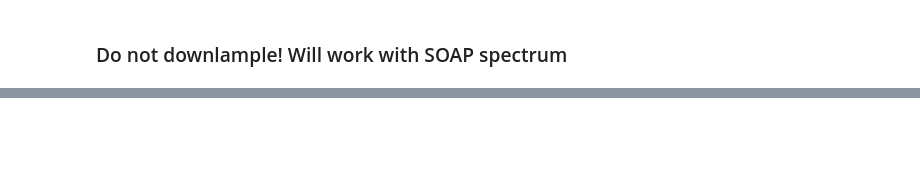
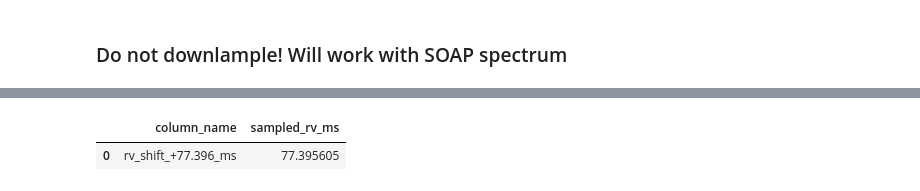
Before and after one commit to vadibekyan/DL_RV_diogo, a Jupyter notebook: integrated_star.ipynb, the cells around one changed output, grey strips where cells are left out. Cells and saved outputs as stored; diff of their text form; code cells hidden in the pictures; blank space fills up the shorter version.

Commit message:
Modify the `integrated_star.ipynb` notebook
Generates CCFs and saves values in a file

```diff
--- a/integrated_star.ipynb
+++ b/integrated_star.ipynb
@@ -380,0 +229,80 @@ Extracting CCF RVs.
+# %%
+# Generate random RV shifts, shift only the wavelength grid, compute the CCF,
+# and return one DataFrame whose columns contain the returned ccf_vrad arrays.
+from pathlib import Path
+from tempfile import TemporaryDirectory
+import numpy as np
+import pandas as pd
+
+def build_random_ccf_vrad_csv(
+    input_csv,
+    mask_csv,
+    output_csv=None,
+    *,
+    n_samples=2,
+    rv_range_ms=(0.0, 100.0),
+    vrad_grid=(-15.0, 15.0, 0.1),
+    random_seed=42,
+    fill_value=1.0,
+):
+    input_csv = Path(input_csv)
+    mask_csv = Path(mask_csv)
+    if output_csv is not None:
+        output_csv = Path(output_csv)
+        output_csv.parent.mkdir(parents=True, exist_ok=True)
+
+    rng = np.random.default_rng(random_seed)
+    sampled_rv_ms = rng.uniform(rv_range_ms[0], rv_range_ms[1], size=n_samples)
+
+    ccf_vrad_columns = {}
+    summary_rows = []
+
+    with TemporaryDirectory() as tmpdir:
+        tmpdir = Path(tmpdir)
+
+        for i, rv_ms in enumerate(sampled_rv_ms):
+            rv_kms = rv_ms / 1000.0
+            shifted_csv = tmpdir / f"{input_csv.stem}_rv_{i:03d}_{rv_ms:+.3f}ms.csv"
+
+            shift_spectrum_csv(
+                input_csv=input_csv,
+                output_csv=shifted_csv,
+                rv=rv_kms,
+                fill_value=fill_value,
+            )
+
+            arve_result = create_arve_ccf(
+                input_spectrum=shifted_csv,
+                mask_path=mask_csv,
+                vrad_grid=vrad_grid,
+            )
+
+            column_name = f"rv_shift_{rv_ms:+.3f}_ms"
+            ccf_vrad_columns[column_name] = np.asarray(arve_result["ccf_vrad"], dtype=float).ravel()
+
+            summary_rows.append(
+                {
+                    "column_name": column_name,
+                    "sampled_rv_ms": rv_ms,
+                }
+            )
+
+    ccf_vrad_df = pd.DataFrame(ccf_vrad_columns)
+    if output_csv is not None:
+        ccf_vrad_df.to_csv(output_csv, index=False)
+
+    summary_df = pd.DataFrame(summary_rows)
+    return ccf_vrad_df, summary_df
+
+random_ccf_vrad_df, random_rv_summary_df = build_random_ccf_vrad_csv(
+    input_csv="./saved_spectra/csv_spectra/soap.csv",
+    mask_csv="./saved_spectra/G2_mask.csv",
+    output_csv=None,
+    n_samples=1,
+    rv_range_ms=(0.0, 100.0),
+    vrad_grid=(-15.0, 15.0, 0.1),
+    random_seed=42,
+)
+
+random_rv_summary_df
+# %% [output]
@@ -381,3 +311,5 @@ Extracting CCF RVs.
+|  | column_name | sampled_rv_ms |
+| 0 | rv_shift_+77.396_ms | 77.395605 |
 # %%
 # Example: compute one CCF from one input spectrum and one mask.
 soap_arve_result = create_arve_ccf(
```
Also changed, not shown: parts of 14 cells of this notebook, 8 other files.
